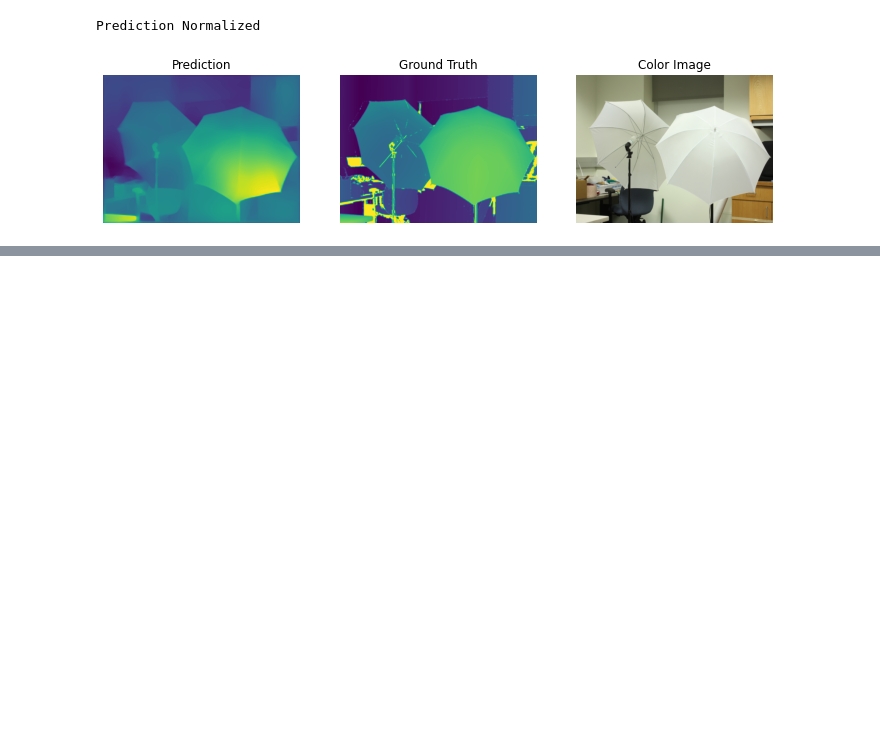
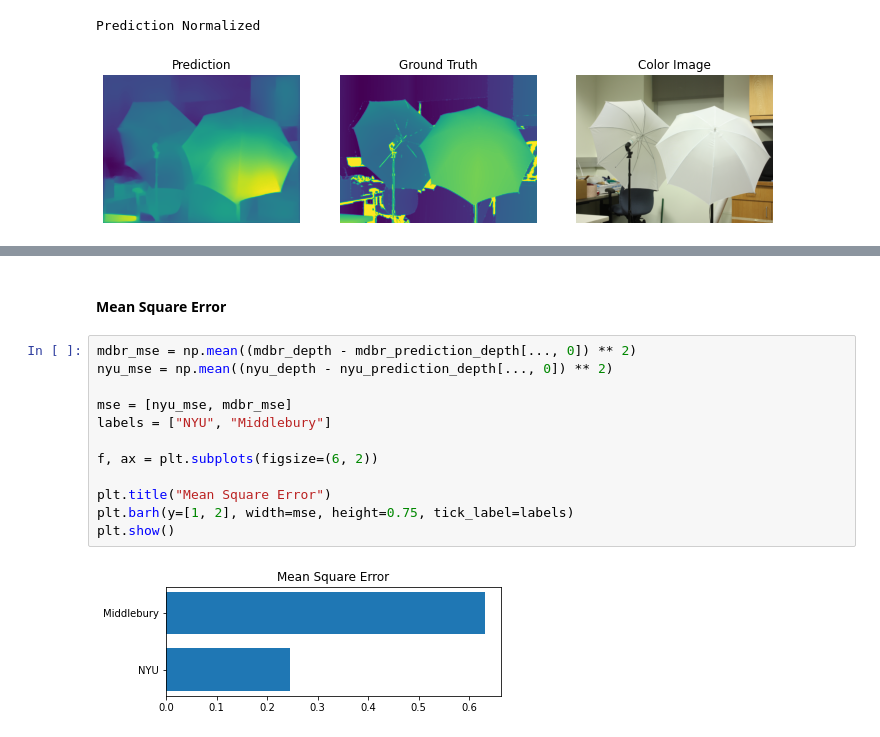
Before and after one commit to CSCCNY/final-project-monodepth-ccny, a Jupyter notebook: Notebooks/densedepth-benchmark.ipynb, the cells around one changed output, grey strips where cells are left out. Cells and saved outputs as stored; diff of their text form; blank space fills up the shorter version.

Commit message:
Added MSE DenseDepth Comparison

```diff
--- a/Notebooks/densedepth-benchmark.ipynb
+++ b/Notebooks/densedepth-benchmark.ipynb
@@ -204,0 +202,16 @@ Prediction Normalized
+# %% [markdown]
+#### Mean Square Error ####
+# %%
+mdbr_mse = np.mean((mdbr_depth - mdbr_prediction_depth[..., 0]) ** 2)
+nyu_mse = np.mean((nyu_depth - nyu_prediction_depth[..., 0]) ** 2)
+
+mse = [nyu_mse, mdbr_mse]
+labels = ["NYU", "Middlebury"]
+
+f, ax = plt.subplots(figsize=(6, 2))
+
+plt.title("Mean Square Error")
+plt.barh(y=[1, 2], width=mse, height=0.75, tick_label=labels)
+plt.show()
+# %% [output]
+[figure, added]
```
Also changed, not shown: parts of 1 cell of this notebook.
